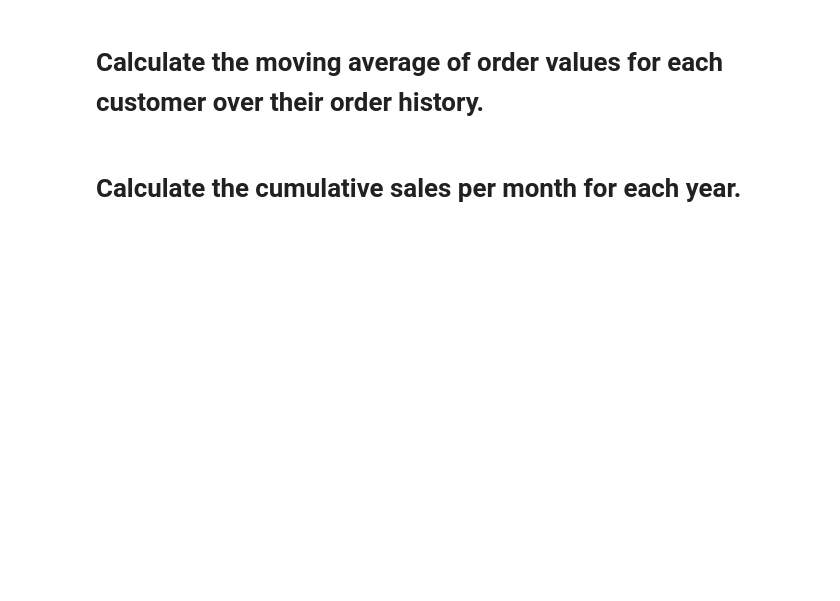
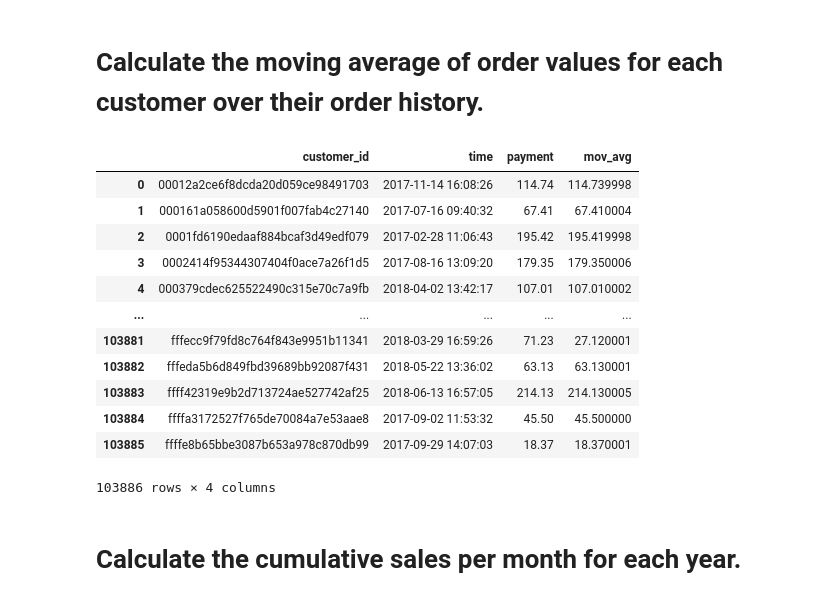
Before and after one commit to pankajkumarphe21/analysis, a Jupyter notebook: python_sql.ipynb, the cells around one changed output. Cells and saved outputs as stored; diff of their text form; code cells hidden in the pictures; blank space fills up the shorter version.

```diff
--- a/python_sql.ipynb
+++ b/python_sql.ipynb
@@ -84,4 +201,27 @@ plt.show()
 # %% [markdown]
 # Calculate the moving average of order values for each customer over their order history.
+# %%
+query="""select customer_id,order_purchase_timestamp,payment,avg(payment) over(partition by customer_id order by order_purchase_timestamp
+rows between 2 preceding and current row) as mov_avg from
+ (select orders.customer_id, orders.order_purchase_timestamp,payments.payment_value as payment
+ from payments join orders on payments.order_id=orders.order_id) as a"""
+cur.execute(query)
+data=cur.fetchall()
+df=pd.DataFrame(data,columns=['customer_id','time','payment','mov_avg'])
+df
+# %% [output]
+|  | customer_id | time | payment | mov_avg |
+| 0 | 00012a2ce6f8dcda20d059ce98491703 | 2017-11-14 16:08:26 | 114.74 | 114.739998 |
+| 1 | 000161a058600d5901f007fab4c27140 | 2017-07-16 09:40:32 | 67.41 | 67.410004 |
+| 2 | 0001fd6190edaaf884bcaf3d49edf079 | 2017-02-28 11:06:43 | 195.42 | 195.419998 |
+| 3 | 0002414f95344307404f0ace7a26f1d5 | 2017-08-16 13:09:20 | 179.35 | 179.350006 |
+| 4 | 000379cdec625522490c315e70c7a9fb | 2018-04-02 13:42:17 | 107.01 | 107.010002 |
+| ... | ... | ... | ... | ... |
+| 103881 | fffecc9f79fd8c764f843e9951b11341 | 2018-03-29 16:59:26 | 71.23 | 27.120001 |
+| 103882 | fffeda5b6d849fbd39689bb92087f431 | 2018-05-22 13:36:02 | 63.13 | 63.130001 |
+| 103883 | ffff42319e9b2d713724ae527742af25 | 2018-06-13 16:57:05 | 214.13 | 214.130005 |
+| 103884 | ffffa3172527f765de70084a7e53aae8 | 2017-09-02 11:53:32 | 45.50 | 45.500000 |
+| 103885 | ffffe8b65bbe3087b653a978c870db99 | 2017-09-29 14:07:03 | 18.37 | 18.370001 |
+103886 rows × 4 columns
 # %% [markdown]
 # Calculate the cumulative sales per month for each year.
```
Also changed, not shown: parts of 9 cells of this notebook.
